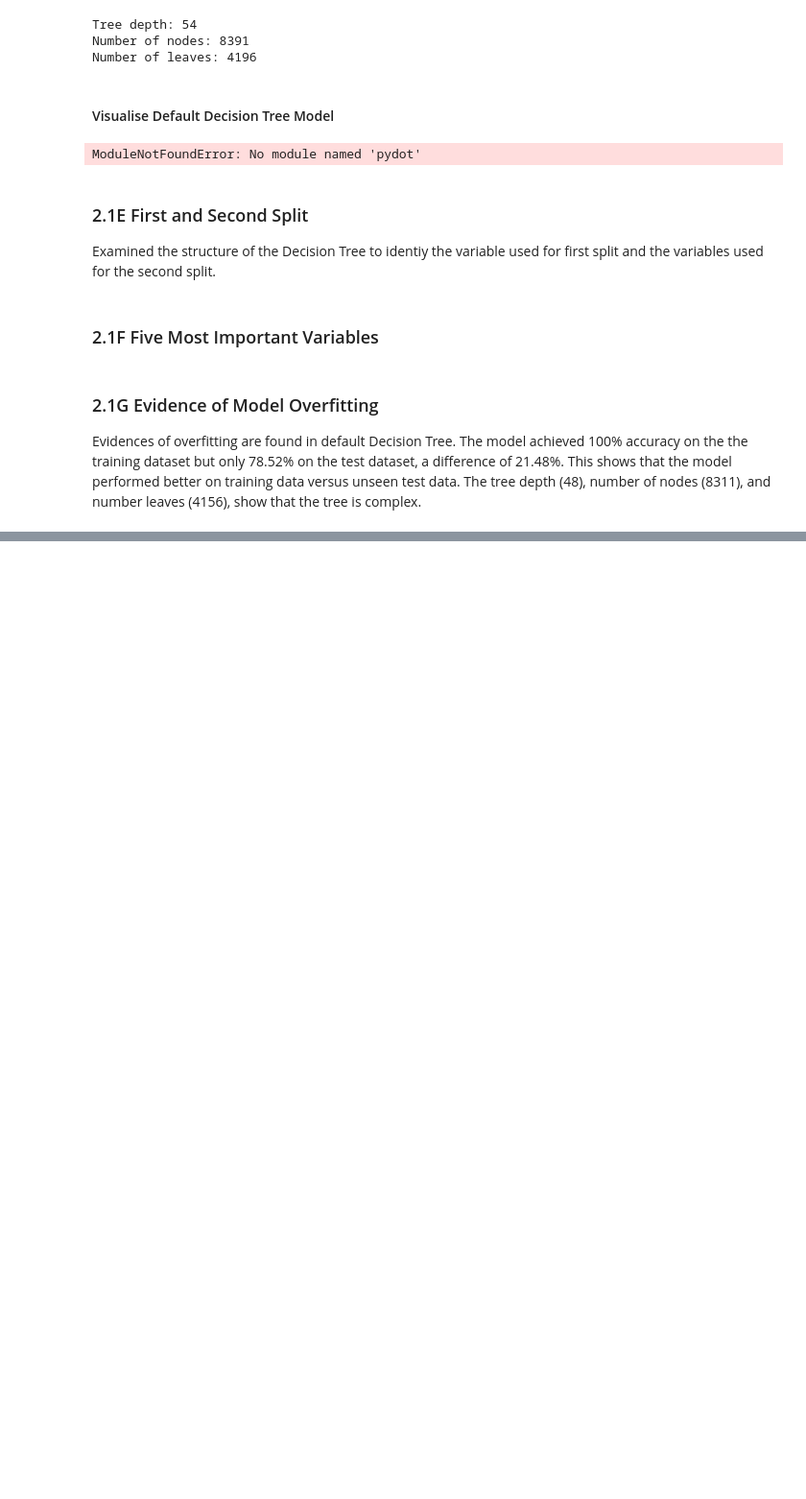
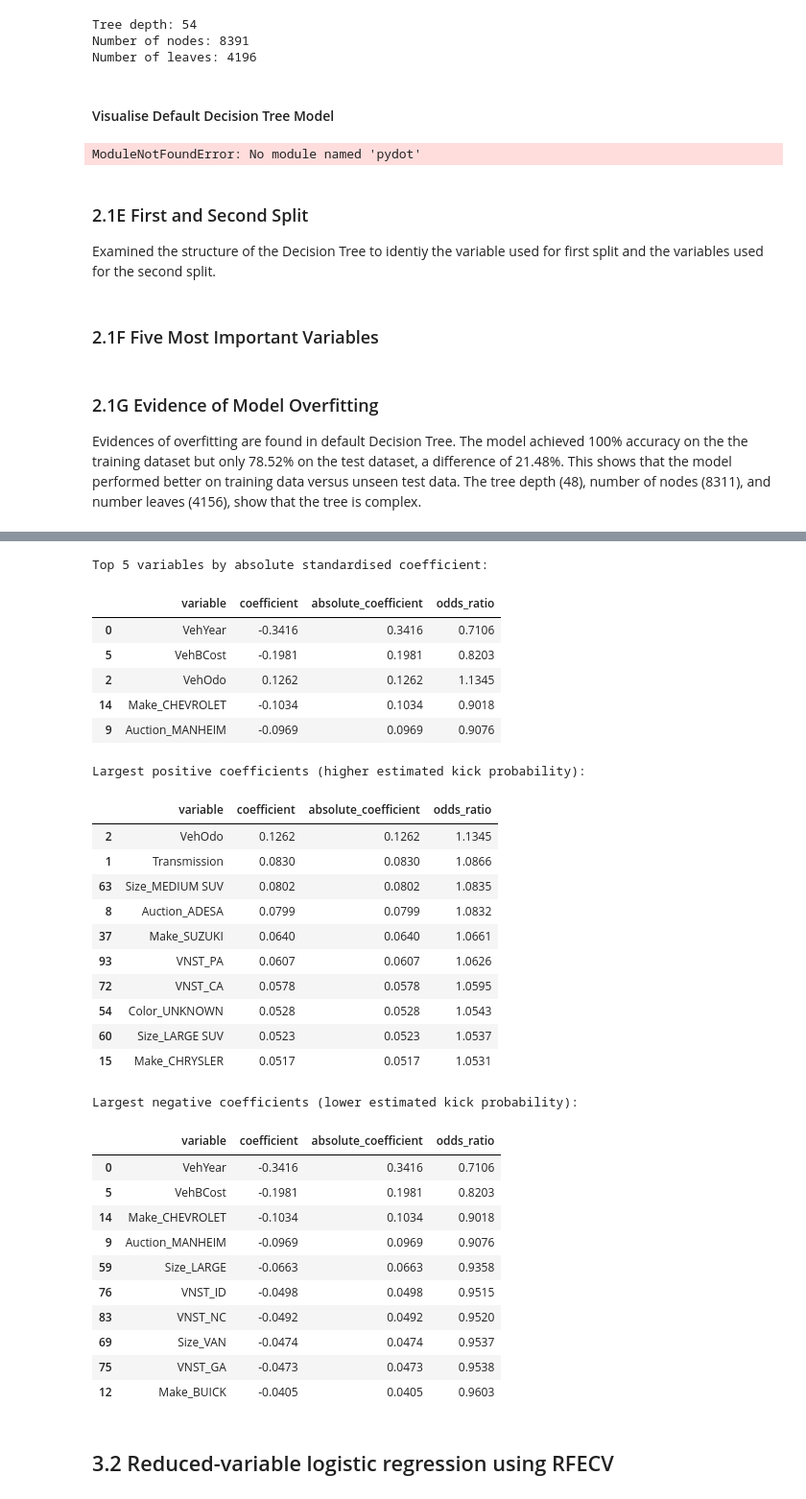
Before and after one commit to PeterK1212/IFQ580MachineLearning, a Jupyter notebook: Assignment1AMaster.ipynb, the cells around one changed output, grey strips where cells are left out. Shown at 96% size. Saved outputs shown, nothing was run; the diff lists cells and outputs as text; code cells hidden in the pictures; blank space fills up the shorter version.

```diff
--- a/Assignment1AMaster.ipynb
+++ b/Assignment1AMaster.ipynb
@@ -630,0 +701,17 @@ print(f"Number of leaves: {def_dt_model.get_n_leaves()}")
+# %%
+task3_c_values = [10.0 ** exponent for exponent in range(-6, 4)]
+task3_parameter_grid = {"C": task3_c_values}
+
+task3_full_search = GridSearchCV(
+    LogisticRegression(random_state=random_state, max_iter=3000),
+    param_grid=task3_parameter_grid,
+    cv=10,
+    scoring="roc_auc",
+    n_jobs=-1,
+    return_train_score=True,
+)
+task3_full_search.fit(X_train_task3, y_train_task3)
+
+print("C values searched:", task3_c_values)
+print("Best parameters:", task3_full_search.best_params_)
+print(f"Best mean cross-validation ROC AUC: {task3_full_search.best_score_:.4f}")
@@ -630,0 +779,52 @@ print(f"Number of leaves: {def_dt_model.get_n_leaves()}")
+# %%
+task3_full_coefficients = task3_full_search.best_estimator_.coef_[0]
+task3_full_importance = pd.DataFrame({
+    "variable": task3_feature_names,
+    "coefficient": task3_full_coefficients,
+})
+task3_full_importance["absolute_coefficient"] = task3_full_importance["coefficient"].abs()
+task3_full_importance["odds_ratio"] = np.exp(task3_full_importance["coefficient"])
+task3_full_importance = task3_full_importance.sort_values(
+    "absolute_coefficient", ascending=False
+)
+
+print("Top 5 variables by absolute standardised coefficient:")
+display(task3_full_importance.head(5).round(4))
+print("Largest positive coefficients (higher estimated kick probability):")
+display(task3_full_importance.sort_values("coefficient", ascending=False).head(10).round(4))
+print("Largest negative coefficients:")
+display(task3_full_importance.sort_values("coefficient").head(10).round(4))
+# %% [output]
+Top 5 variables by absolute standardised coefficient:
+|  | variable | coefficient | absolute_coefficient | odds_ratio |
+| 0 | VehYear | -0.3416 | 0.3416 | 0.7106 |
+| 5 | VehBCost | -0.1981 | 0.1981 | 0.8203 |
+| 2 | VehOdo | 0.1262 | 0.1262 | 1.1345 |
+| 14 | Make_CHEVROLET | -0.1034 | 0.1034 | 0.9018 |
+| 9 | Auction_MANHEIM | -0.0969 | 0.0969 | 0.9076 |
+Largest positive coefficients (higher estimated kick probability):
+|  | variable | coefficient | absolute_coefficient | odds_ratio |
+| 2 | VehOdo | 0.1262 | 0.1262 | 1.1345 |
+| 1 | Transmission | 0.0830 | 0.0830 | 1.0866 |
+| 63 | Size_MEDIUM SUV | 0.0802 | 0.0802 | 1.0835 |
+| 8 | Auction_ADESA | 0.0799 | 0.0799 | 1.0832 |
+| 37 | Make_SUZUKI | 0.0640 | 0.0640 | 1.0661 |
+| 93 | VNST_PA | 0.0607 | 0.0607 | 1.0626 |
+| 72 | VNST_CA | 0.0578 | 0.0578 | 1.0595 |
+| 54 | Color_UNKNOWN | 0.0528 | 0.0528 | 1.0543 |
+| 60 | Size_LARGE SUV | 0.0523 | 0.0523 | 1.0537 |
+| 15 | Make_CHRYSLER | 0.0517 | 0.0517 | 1.0531 |
+Largest negative coefficients (lower estimated kick probability):
+|  | variable | coefficient | absolute_coefficient | odds_ratio |
+| 0 | VehYear | -0.3416 | 0.3416 | 0.7106 |
+| 5 | VehBCost | -0.1981 | 0.1981 | 0.8203 |
+| 14 | Make_CHEVROLET | -0.1034 | 0.1034 | 0.9018 |
+| 9 | Auction_MANHEIM | -0.0969 | 0.0969 | 0.9076 |
+| 59 | Size_LARGE | -0.0663 | 0.0663 | 0.9358 |
+| 76 | VNST_ID | -0.0498 | 0.0498 | 0.9515 |
+| 83 | VNST_NC | -0.0492 | 0.0492 | 0.9520 |
+| 69 | Size_VAN | -0.0474 | 0.0474 | 0.9537 |
+| 75 | VNST_GA | -0.0473 | 0.0473 | 0.9538 |
+| 12 | Make_BUICK | -0.0405 | 0.0405 | 0.9603 |
+# %% [markdown]
+## 3.2 Reduced-variable logistic regression using RFECV
```
Also changed, not shown: parts of 15 cells of this notebook, 1 other file.
